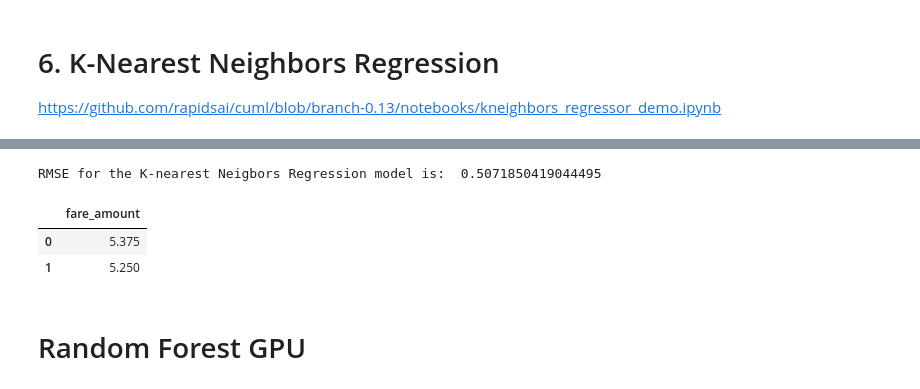
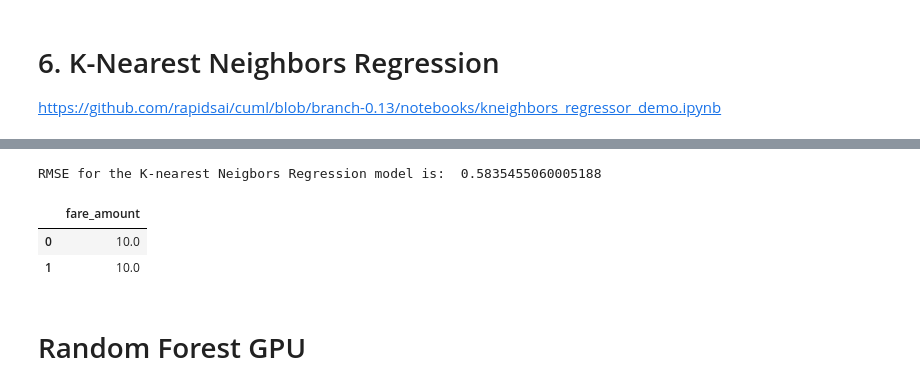
Before and after one commit to AlexSperka/BigData_Project, a Jupyter notebook: BigData.ipynb, the cells around one changed output, grey strips where cells are left out. Drawn from its saved outputs; the diff is of its cells as text; code cells hidden in the pictures.

```diff
--- a/BigData.ipynb
+++ b/BigData.ipynb
@@ -692,13 +646,16 @@ y_pred = knn_cuml.predict(X_test)
 # %%
-score_KNN = = calc_RMSE(y_pred, 'K-nearest Neigbors Regression')
+y_test_pred = knn_cuml.predict(X_test)
+score_KNN = calc_RMSE(y_test_pred, 'K-nearest Neigbors Regression')
 # %% [output]
-RMSE for the K-nearest Neigbors Regression model is:  0.5071850419044495
+RMSE for the K-nearest Neigbors Regression model is:  0.5835455060005188
-# %%
-save_model_csv(y_pred, 'submission_KNN')
-# %% [output]
-|  | fare_amount |
-| 0 | 5.375 |
-| 1 | 5.250 |
+# %%
+y_pred_KNN = knn_cuml.predict(test)
+
+save_model_csv(y_pred_KNN, 'submission_KNN')
+# %% [output]
+|  | fare_amount |
+| 0 | 10.0 |
+| 1 | 10.0 |
 # %% [markdown]
 # Random Forest GPU
 # %%
```
Also changed, not shown: parts of 32 cells of this notebook.
